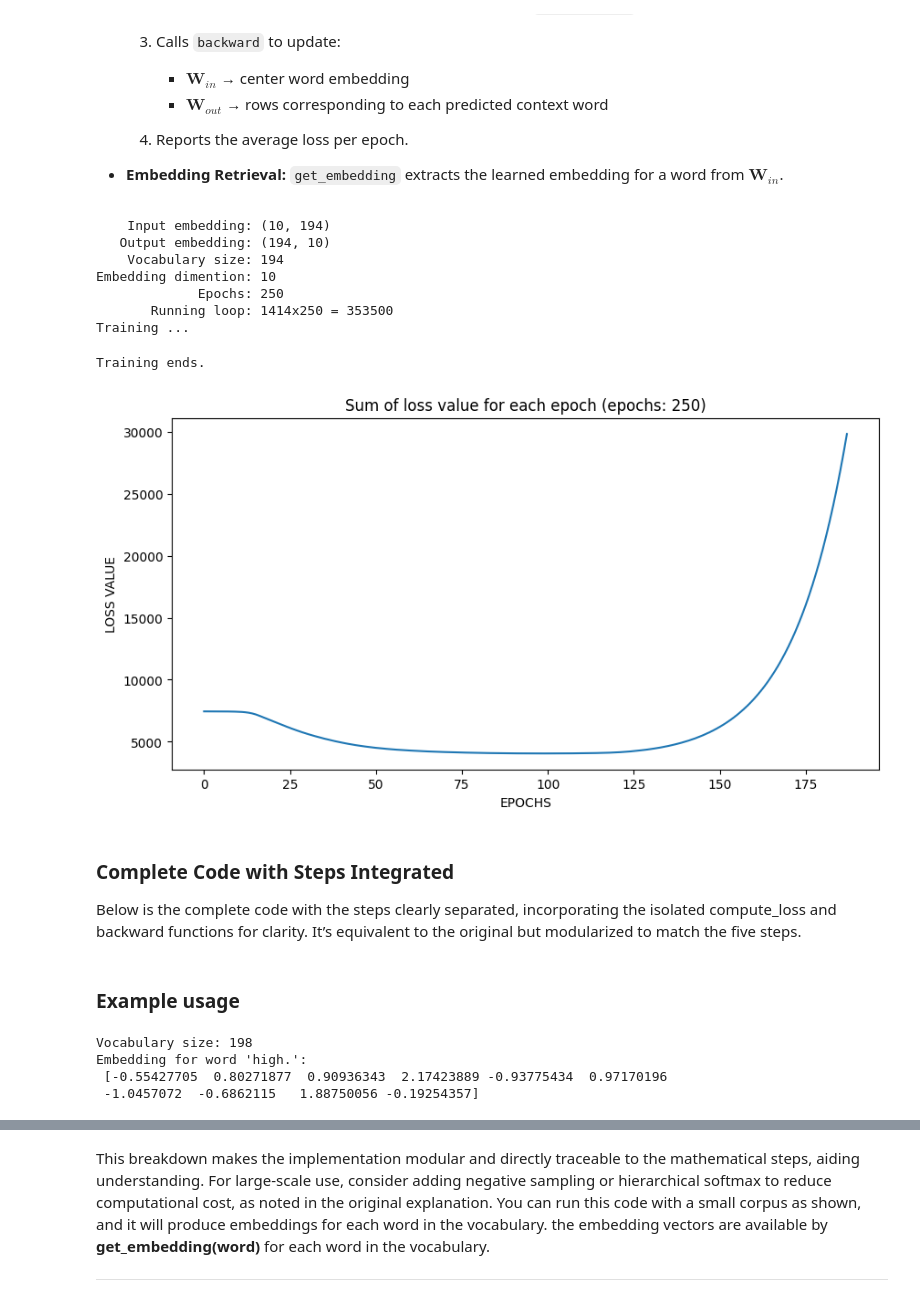
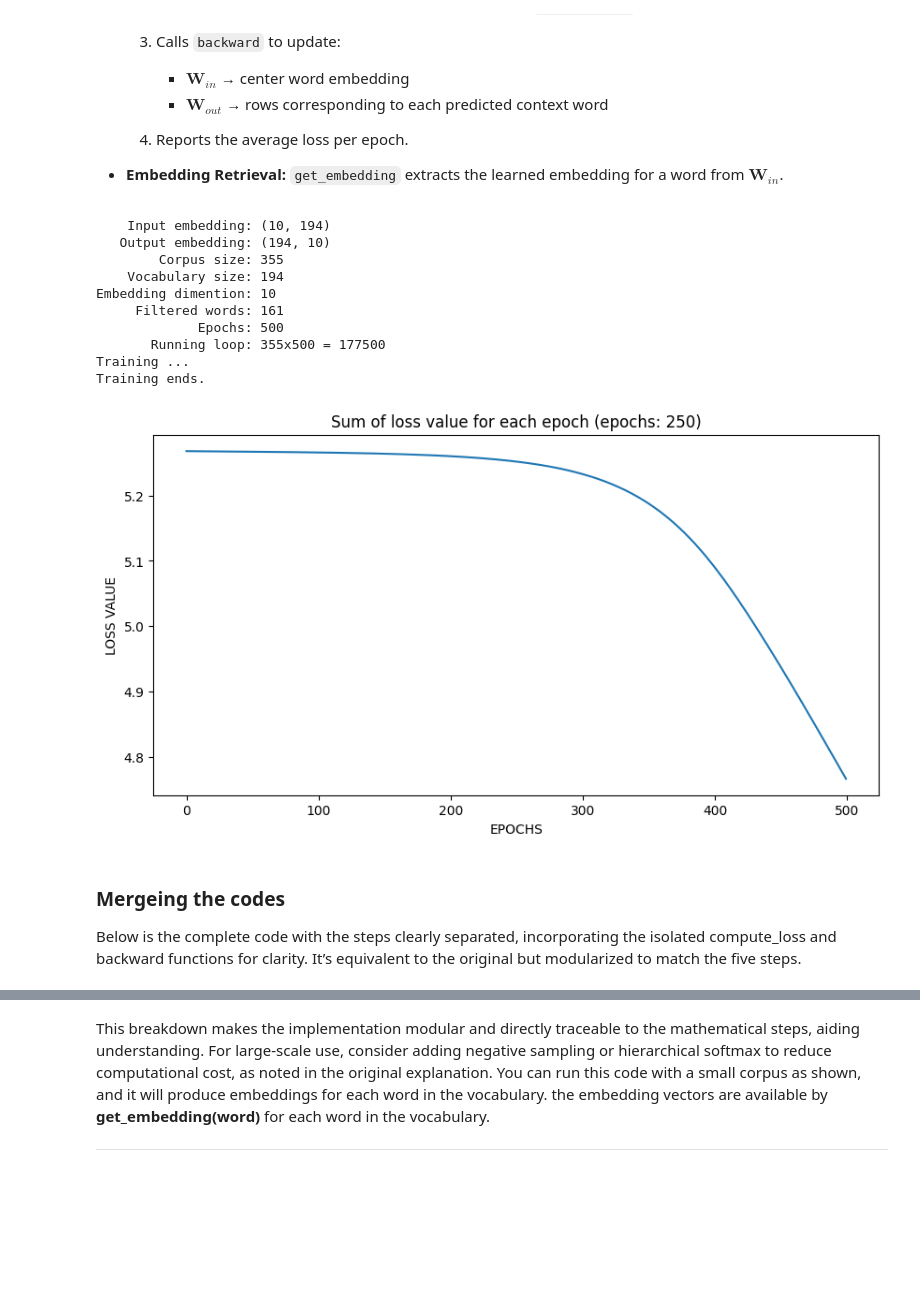
Before and after one commit to abdhmohammadi/NLP, a Jupyter notebook: TextVectorization/SkipGram.ipynb, the cells around one changed output, grey strips where cells are left out. Cells and saved outputs as stored; diff of their text form; code cells hidden in the pictures; blank space fills up the shorter version.

Commit message:
Updated native implementation of Skip-Gram

```diff
--- a/TextVectorization/SkipGram.ipynb
+++ b/TextVectorization/SkipGram.ipynb
@@ -135,5 +163,5 @@ In the below, `SkipGram class` has initalized to test the model.
 # %%
-model = SkipGram(corpus, embedding_dim=10, window_size=2, epochs=10, min_count=1)
+model = SkipGram(corpus, embedding_dim=10, window_size=2, min_count=1)
 # %% [output]
     Input embedding: (10, 194)
    Output embedding: (194, 10)
@@ -236,20 +279,2 @@ def compute_loss(u, context):
 # %% [markdown]
 After forward pass can compute loss value of the model for each context word, It need to pass the center word to return `h`, `logits` and `softmax` values. Using `generate_training_data`, the `model` has created well-structured train data, Now I can access to each pair thruogh returned data. I access to center at index `0` of each element and also to a context word at index `1`.
-# %%
-# Access center and context word from training data
-data = model.generate_training_data()
-idx = 10
-center_word = data[idx][0]
-context_word = data[idx][1]
-
-print(f'Center word index: {center_word}')
-# Forward pass: center word with a single context word
-h, u_list, y_list = forward(model, center_word, [context_word])
-
-# Compute loss for this context word
-e = compute_loss(u_list[0], context_word)
-
-print(f'This code tests loss of center word "{center_word}:{model.idx_to_word[center_word]}" '
-      f'with context "{context_word}:{model.idx_to_word[context_word]}".')
-print(f'The value of Loss for this context word is {e} (One iteration).')
-print('This value needs to be updated and minimized in the backpropagation step.')
@@ -266,0 +281,18 @@ This step quantifies the error between predicted probabilities and the true targ
+# %%
+# Generate training data
+data = model.generate_training_data()
+
+# Get one training example
+context_indices,center_idx = data[idx]
+print(f"Center word: {center_idx}, Context words: {context_indices}")
+
+# Forward pass
+h, u, y = forward(model, center_idx)
+
+# Compute loss
+loss = compute_loss(y, context_indices)
+print(f"Loss: {loss}")
+
+# vectorized
+#loss_vec = compute_loss_vectorized(u_matrix, context_indices)
+#print(f"Vectorized loss: {loss_vec:.4f}")
@@ -491,29 +533,31 @@ This step ties everything together, iterating over the dataset and optimizing th
 # %%
 import matplotlib.pyplot as plt
 
 # Initialize Skip-Gram model
-model = SkipGram(corpus, embedding_dim=10, window_size=2, epochs=250, min_count=1)
+model = SkipGram(corpus, embedding_dim=10, window_size=2, epochs=500, min_count=1)
 
 # Train the model
-loss = train(model,epochs=250, print_epochs=False)
+loss = train(model, print_epochs=False)
 
 # Plot the training loss
 plt.figure(figsize=(10,5))
 plt.xlabel('EPOCHS')
 plt.ylabel('LOSS VALUE')
 plt.title(f'Sum of loss value for each epoch (epochs: {250})')
 plt.plot(loss)
 plt.show()
 # %% [output]
     Input embedding: (10, 194)
    Output embedding: (194, 10)
+        Corpus size: 355
     Vocabulary size: 194
 Embedding dimention: 10
-             Epochs: 250
-       Running loop: 1414x250 = 353500
+     Filtered words: 161
+             Epochs: 500
+       Running loop: 355x500 = 177500
 Training ...
+Training ends.
-Training ends.
-[figure, old version]
+[figure, new version]
 # %% [markdown]
-### Complete Code with Steps Integrated
+### Mergeing the codes
 Below is the complete code with the steps clearly separated, incorporating the isolated compute_loss and backward functions for clarity. It’s equivalent to the original but modularized to match the five steps.
@@ -613,19 +563,0 @@ class SkipGram:
-# %% [markdown]
-### Example usage
-# %%
-# Example usage for Skip-Gram
-model = SkipGram(corpus, embedding_dim=10, window_size=2, epochs=100, min_count=1)
-
-# Train the model
-model.train()
-
-# Retrieve embedding for a specific word
-word_idx = 59
-word = model.idx_to_word[word_idx]
-embedding = model.get_embedding(word)
-print(f"Embedding for word '{word}':\n", embedding)
-# %% [output]
-Vocabulary size: 198
-Embedding for word 'high.':
- [-0.55427705  0.80271877  0.90936343  2.17423889 -0.93775434  0.97170196
- -1.0457072  -0.6862115   1.88750056 -0.19254357]
```
Also changed, not shown: parts of 34 cells of this notebook, 11 other files.
